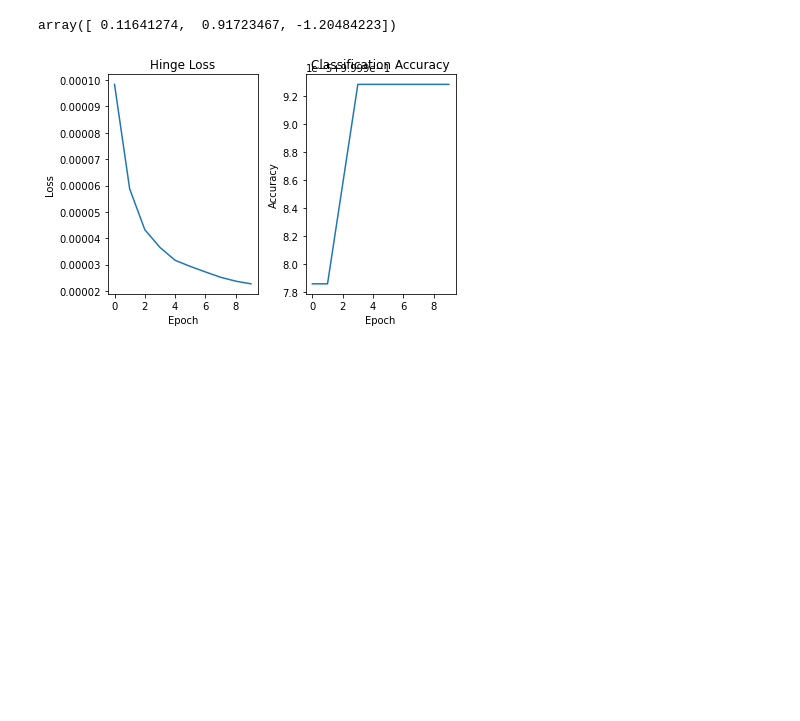
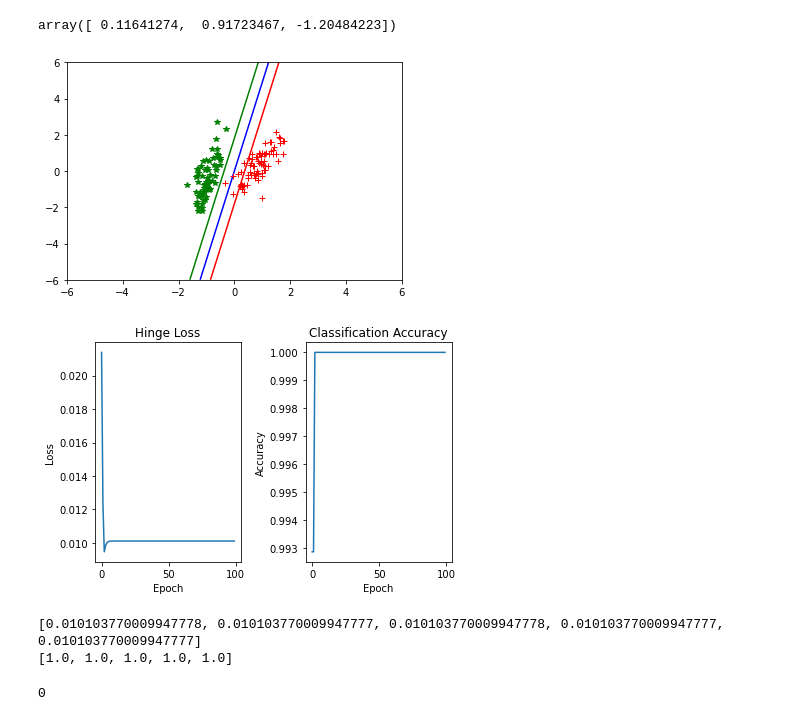
Before and after one commit to glarkstoat/SVM-using-SGD, a Jupyter notebook: test.ipynb, the cells around one changed output. Drawn from its saved outputs; the diff is of its cells as text; code cells hidden in the pictures; blank space fills up the shorter version.

```diff
--- a/test.ipynb
+++ b/test.ipynb
@@ -31,25 +31,38 @@ array([ 0.11641274,  0.91723467, -1.20484223])
 # %%
 import matplotlib.pyplot as plt
 from DataLoader import *
 from LinearSVM import *
 
 dataloader = DataLoader()
-xtrain, xtest, ytrain, ytest = dataloader.get_toydata_large()
+xtrain, xtest, ytrain, ytest = dataloader.get_toydata_tiny()
 
-svm = LinearSVM(lr=0.1, C=0.1, max_iters=10, show_plot=False)
+svm = LinearSVM(lr=5, C=0.1, max_iters=100, show_plot=True, batch_size=20)
 svm.train(xtrain, ytrain)
 
 plt.subplot(1,2,1)
 plt.title("Hinge Loss")
 plt.plot(svm.losses)
 plt.xlabel("Epoch"); plt.ylabel("Loss")
 
 plt.subplot(1,2,2)
 plt.title("Classification Accuracy")
 plt.plot(svm.accuracies)
 plt.xlabel("Epoch"); plt.ylabel("Accuracy")
 
 plt.tight_layout()
 plt.show()
+
+print(svm.losses[-5:])
+print(svm.accuracies[-5:])
 # %% [output]
-[figure, old version]
+[figure, new version]
+[figure, added]
+[0.010103770009947778, 0.010103770009947777, 0.010103770009947778, 0.010103770009947777, 0.010103770009947777]
+[1.0, 1.0, 1.0, 1.0, 1.0]
+# %%
+xtrain_c = np.c_[xtrain, np.ones(xtrain.shape[0])]
+predictions = np.array([label * x for x, label in zip(np.dot(svm.weights, xtrain_c.T), ytrain)])
+incorrect = predictions[predictions<0]
+len(incorrect)
+# %% [output]
+0
```
Also changed, not shown: 1 other file.
